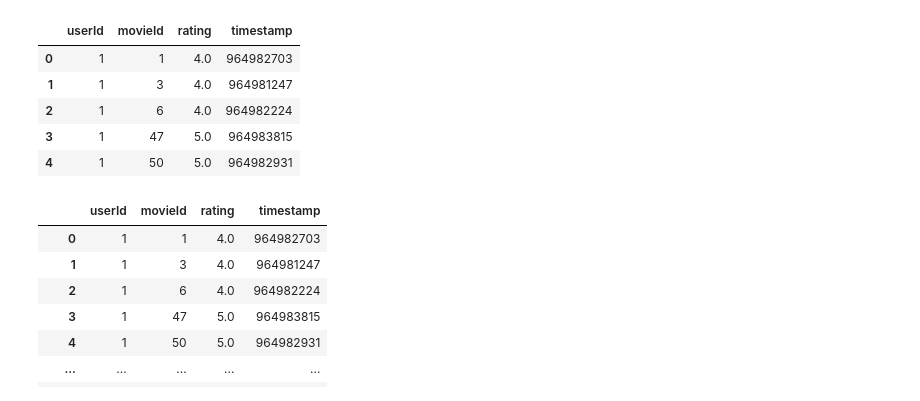
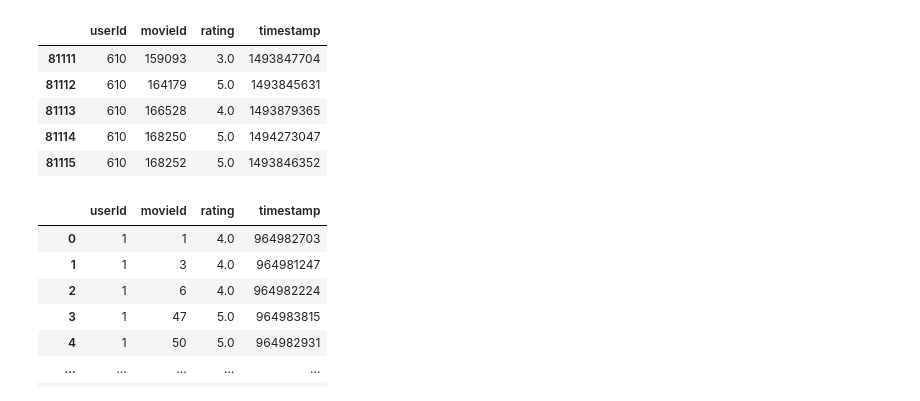
Before and after one commit to felmateos/movie-recommender-system, a Jupyter notebook: collaborative-based-models/rating_pred.ipynb, the cells around one changed output. Drawn from its saved outputs; the diff is of its cells as text; code cells hidden in the pictures.

```diff
--- a/collaborative-based-models/rating_pred.ipynb
+++ b/collaborative-based-models/rating_pred.ipynb
@@ -3,14 +3,14 @@ import numpy as np
 import pandas as pd
 # %%
 ratings = pd.read_csv('../data/reduced/ratings_m10.csv')
-ratings.head()
+ratings.tail()
 # %% [output]
 |  | userId | movieId | rating | timestamp |
-| 0 | 1 | 1 | 4.0 | 964982703 |
-| 1 | 1 | 3 | 4.0 | 964981247 |
-| 2 | 1 | 6 | 4.0 | 964982224 |
-| 3 | 1 | 47 | 5.0 | 964983815 |
-| 4 | 1 | 50 | 5.0 | 964982931 |
+| 81111 | 610 | 159093 | 3.0 | 1493847704 |
+| 81112 | 610 | 164179 | 5.0 | 1493845631 |
+| 81113 | 610 | 166528 | 4.0 | 1493879365 |
+| 81114 | 610 | 168250 | 5.0 | 1494273047 |
+| 81115 | 610 | 168252 | 5.0 | 1493846352 |
 # %%
 ratings.reindex()
 # %% [output]
```
Also changed, not shown: parts of 8 cells of this notebook, 5 other files.
